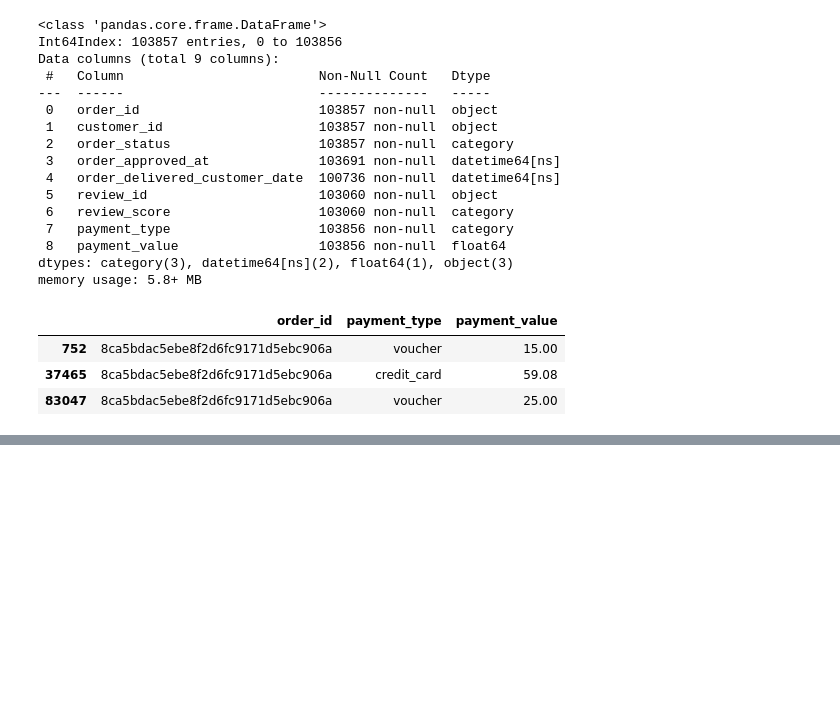
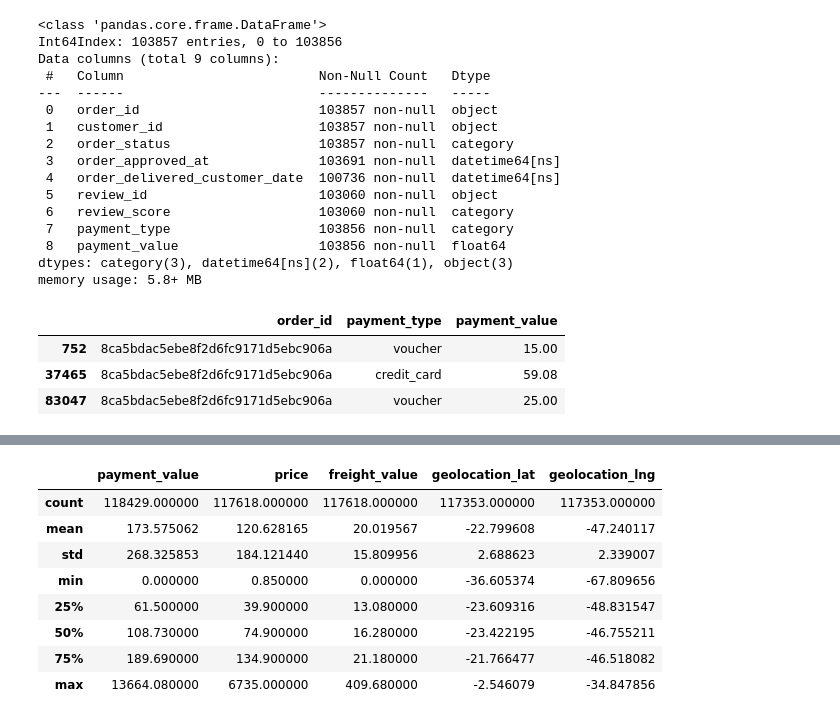
Before and after one commit to KennethOdoh/olist_kpi_dashboard, a Jupyter notebook: olist_ecommerce.ipynb, the cells around one changed output, grey strips where cells are left out. Saved outputs shown, nothing was run; the diff lists cells and outputs as text; code cells hidden in the pictures; blank space fills up the shorter version.

```diff
--- a/olist_ecommerce.ipynb
+++ b/olist_ecommerce.ipynb
@@ -1387,0 +709,12 @@ print(str(count))
+# %%
+sales_data.describe()
+# %% [output]
+|  | payment_value | price | freight_value | geolocation_lat | geolocation_lng |
+| count | 118429.000000 | 117618.000000 | 117618.000000 | 117353.000000 | 117353.000000 |
+| mean | 173.575062 | 120.628165 | 20.019567 | -22.799608 | -47.240117 |
+| std | 268.325853 | 184.121440 | 15.809956 | 2.688623 | 2.339007 |
+| min | 0.000000 | 0.850000 | 0.000000 | -36.605374 | -67.809656 |
+| 25% | 61.500000 | 39.900000 | 13.080000 | -23.609316 | -48.831547 |
+| 50% | 108.730000 | 74.900000 | 16.280000 | -23.422195 | -46.755211 |
+| 75% | 189.690000 | 134.900000 | 21.180000 | -21.766477 | -46.518082 |
+| max | 13664.080000 | 6735.000000 | 409.680000 | -2.546079 | -34.847856 |
```
Also changed, not shown: parts of 88 cells of this notebook, 1 other file.
